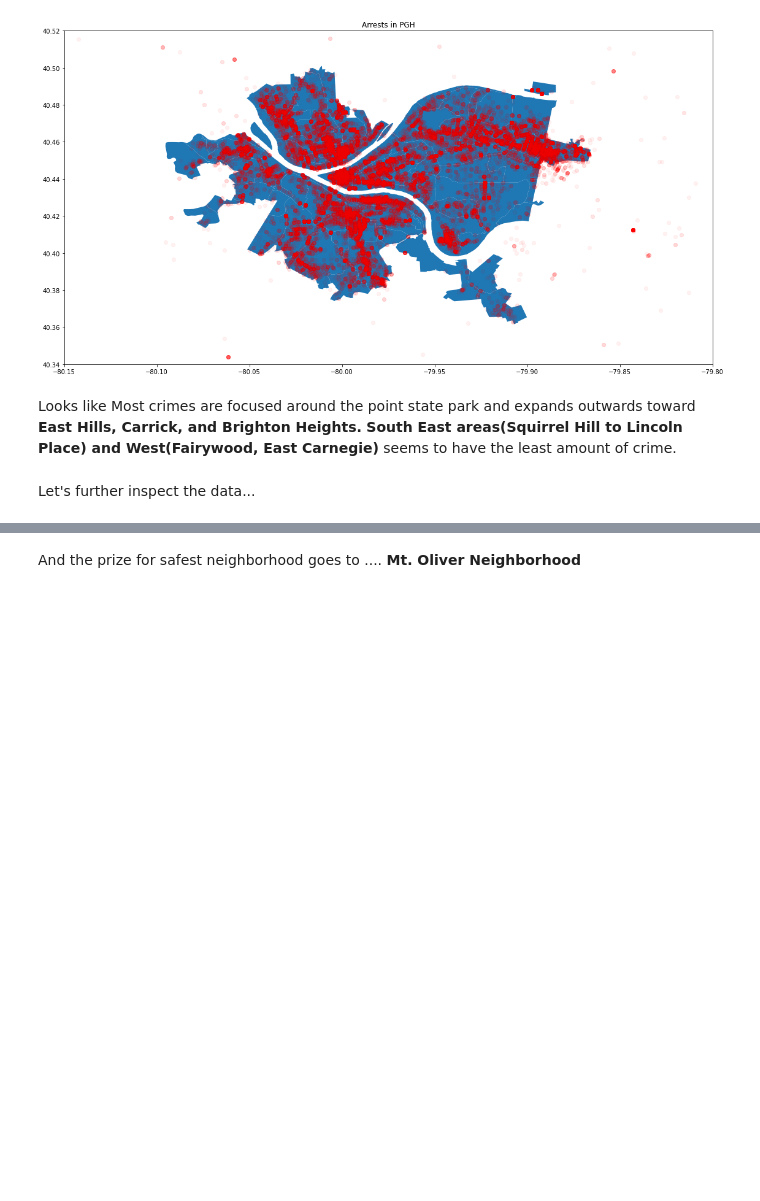
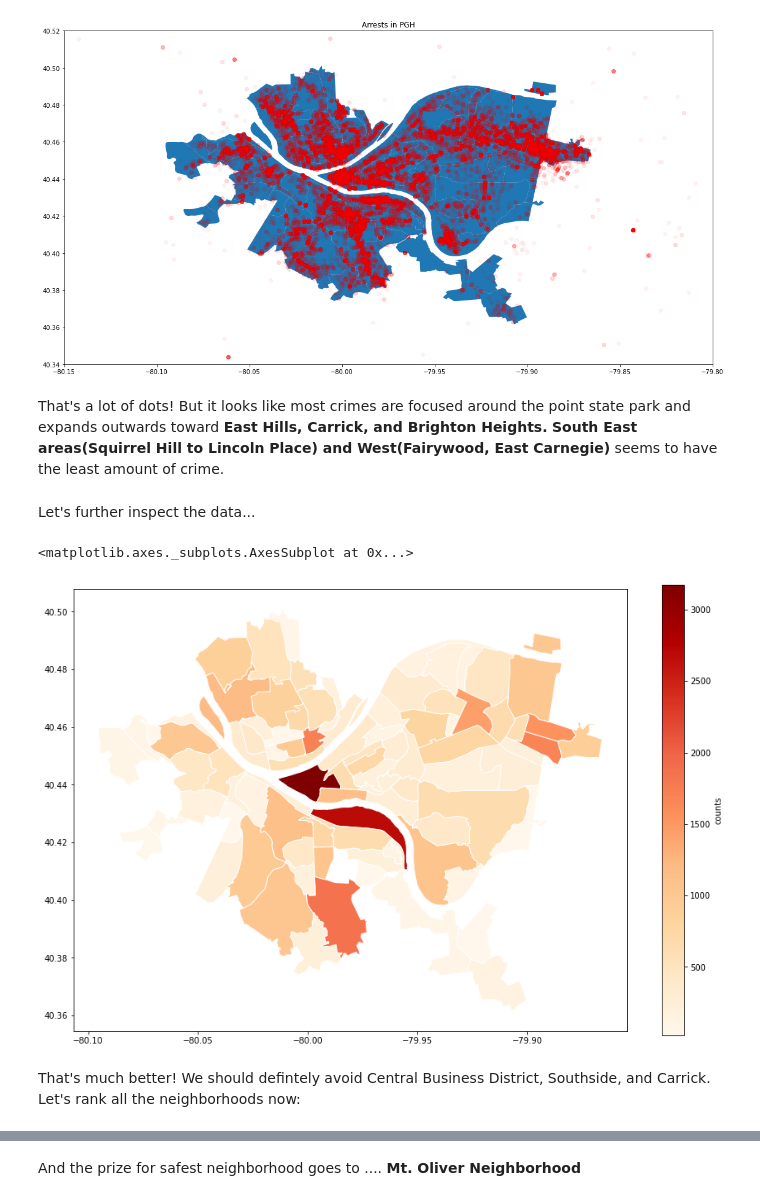
Before and after one commit to shinwookim/CMPINF-0010-Final-Project, a Jupyter notebook: Arrests (SHK148).ipynb, the cells around one changed output, grey strips where cells are left out. Cells and saved outputs as stored; diff of their text form; code cells hidden in the pictures; blank space fills up the shorter version.

```diff
--- a/Arrests (SHK148).ipynb
+++ b/Arrests (SHK148).ipynb
@@ -125,7 +126,8 @@ Ok, back to the task at hand...Let's look at which neighborhoods have the most &
 # %%
 #import map of Pittsburgh
 #source: https://spcgis-spc.hub.arcgis.com/datasets/city-of-pittsburgh-neighborhoods/explore?location=40.430850%2C-79.979850%2C12.73
-pgh = gpd.read_file('./data(shk148)/pgh/City_of_Pittsburgh_Neighborhoods.shp')
+arrests = pd.read_csv("https://data.wprdc.org/datastore/dump/e03a89dd-134a-4ee8-a2bd-62c40aeebc6f")
+pgh = gpd.read_file('./pgh/City_of_Pittsburgh_Neighborhoods.shp')
 geometry = [Point(xy) for xy in zip(arrests['X'], arrests['Y'])]
 geo_df = gpd.GeoDataFrame(arrests, geometry = geometry)
 fig, ax = plt.subplots(figsize = (20,10))
@@ -138,7 +140,31 @@ plt.show()
 # %% [output]
 [figure]
 # %% [markdown]
-Looks like Most crimes are focused around the point state park and expands outwards toward **East Hills, Carrick, and Brighton Heights.** **South East areas(Squirrel Hill to Lincoln Place) and West(Fairywood, East Carnegie)** seems to have the least amount of crime.
+That's a lot of dots! But it looks like most crimes are focused around the point state park and expands outwards toward **East Hills, Carrick, and Brighton Heights.** **South East areas(Squirrel Hill to Lincoln Place) and West(Fairywood, East Carnegie)** seems to have the least amount of crime.
 # %% [markdown]
 Let's further inspect the data...
+# %%
+#Count number of crimes in each neighborhood and display as bar chart
+tally = arrests['INCIDENTNEIGHBORHOOD'].value_counts().rename_axis('neighborhood').reset_index(name='counts')
+tally.sort_values(by='counts', ascending=True)
+
+pgh = gpd.read_file('./pgh/City_of_Pittsburgh_Neighborhoods.shp')
+# Merging the two dataframes
+crime_map = pgh.merge(tally, how='left', left_on='HOOD', right_on='neighborhood')
+
+# looking to confirm if it merged correctly
+crime_map[['HOOD','counts','geometry']].head()
+
+crime_map.plot(column='counts', # set the data to be used for coloring
+               cmap='OrRd',              # choose a color palette
+               edgecolor="white",        # outline the districts in white
+               legend=True,              # show the legend
+               legend_kwds={'label': "counts"}, # label the legend
+               figsize=(15, 10),         # set the size
+               )
+# %% [output]
+<matplotlib.axes._subplots.AxesSubplot at 0x...>
+[figure, added]
+# %% [markdown]
+That's much better! We should defintely avoid Central Business District, Southside, and Carrick. Let's rank all the neighborhoods now:
 # %%
```
Also changed, not shown: parts of 4 cells of this notebook.
